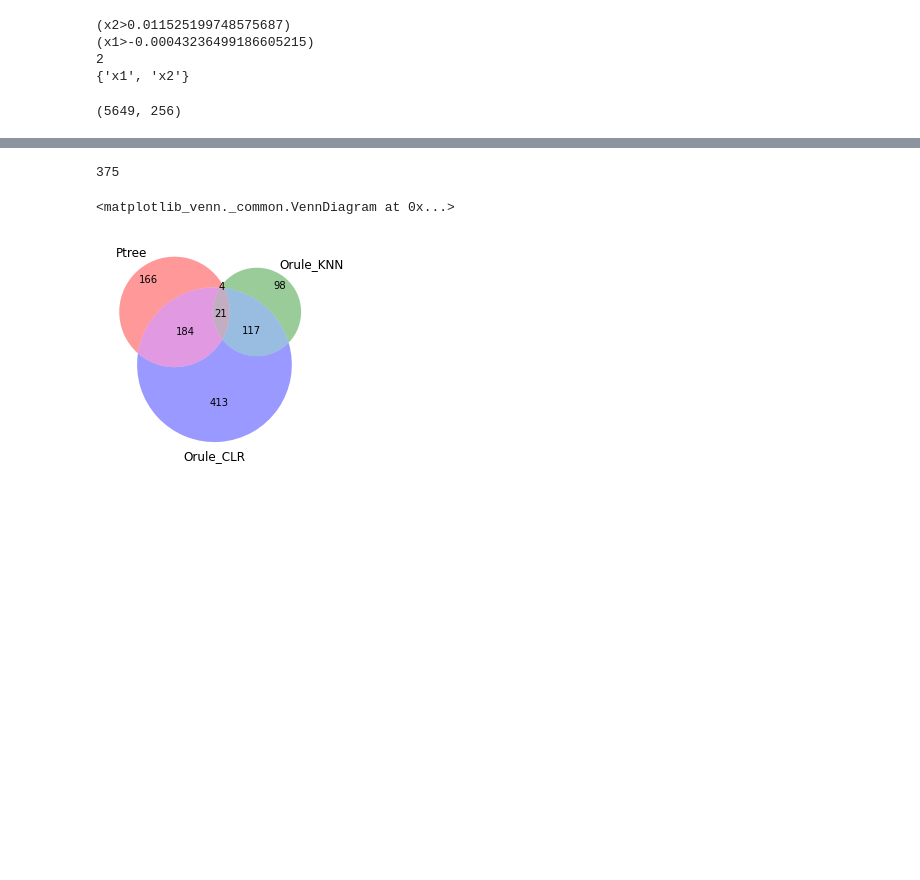
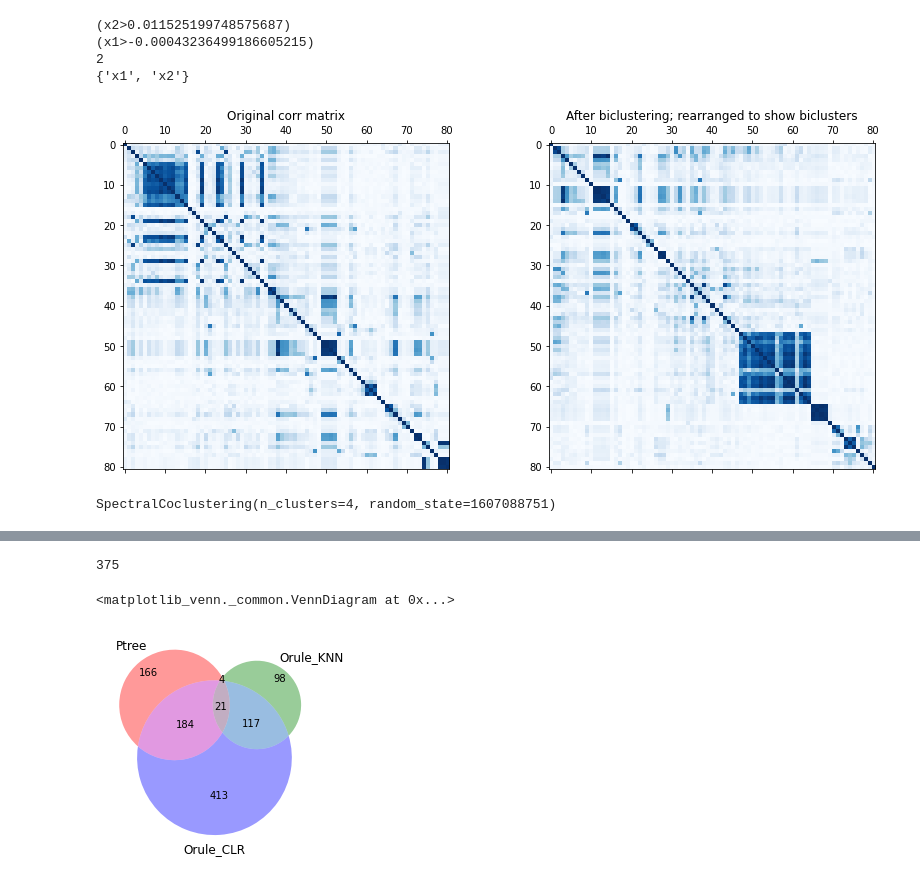
Before and after one commit to Viktour19/overlap-fp, a Jupyter notebook: PositiviTree/fpinjectables_example.ipynb, the cells around one changed output, grey strips where cells are left out. Saved outputs shown, nothing was run; the diff lists cells and outputs as text; code cells hidden in the pictures; blank space fills up the shorter version.

```diff
--- a/PositiviTree/fpinjectables_example.ipynb
+++ b/PositiviTree/fpinjectables_example.ipynb
@@ -56,17 +64,22 @@ print(q_set)
 (x1>-0.00043236499186605215)
 2
 {'x1', 'x2'}
-# %%
-X_df, a, y = get_data()
-X_df.shape
-# %% [output]
-(5649, 256)
+# %%
+encoding = pd.read_csv('../data/encoding.csv')
+def get_lbl(var):
+    return encoding[encoding['var_name'] == var].iloc[0].label
 # %%
 data = pd.read_csv('../data/fp_injectables_data.csv')
 
 remove = ['v213', 'v210']
+
+for c in data.columns[:-2]:
+    if 'definition' in get_lbl(c):
+        remove.append(c)
+
 X_ = data[data.columns[:-2]]
 X = X_.drop(columns=remove)
+full_c = X.corr().abs()
 c = X.corr().abs()
 c = c * np.tri(c.shape[0], c.shape[1], -1)
 c = c.transpose()
@@ -76,3 +89,30 @@ corr_cols_len = []
 for t in thresholds:
     corr_cols = [col for col in c.columns if any(c[col] > t) ]
     corr_cols_len.append(len(corr_cols))
+# %%
+k = 4
+from sklearn.cluster import SpectralCoclustering
+from sklearn.metrics import consensus_score
+
+fig, axs = plt.subplots(1, 2)
+fig.set_size_inches(14, 6)
+
+axs[0].matshow(full_c, cmap=plt.cm.Blues)
+axs[0].set_title("Original corr matrix")
+
+model = SpectralCoclustering(n_clusters=k, random_state=int(time.time())) #1607085521
+model.fit(full_c)
+
+fit_data = full_c.iloc[np.argsort(model.row_labels_)]
+fit_data = fit_data.iloc[:, np.argsort(model.column_labels_)]
+
+axs[1].matshow(fit_data, cmap=plt.cm.Blues)
+axs[1].set_title("After biclustering; rearranged to show biclusters")
+
+plt.show()
+# %% [output]
+[figure, added]
+# %%
+model
+# %% [output]
+SpectralCoclustering(n_clusters=4, random_state=1607088751)
```
Also changed, not shown: parts of 45 cells of this notebook, 22 other files.
